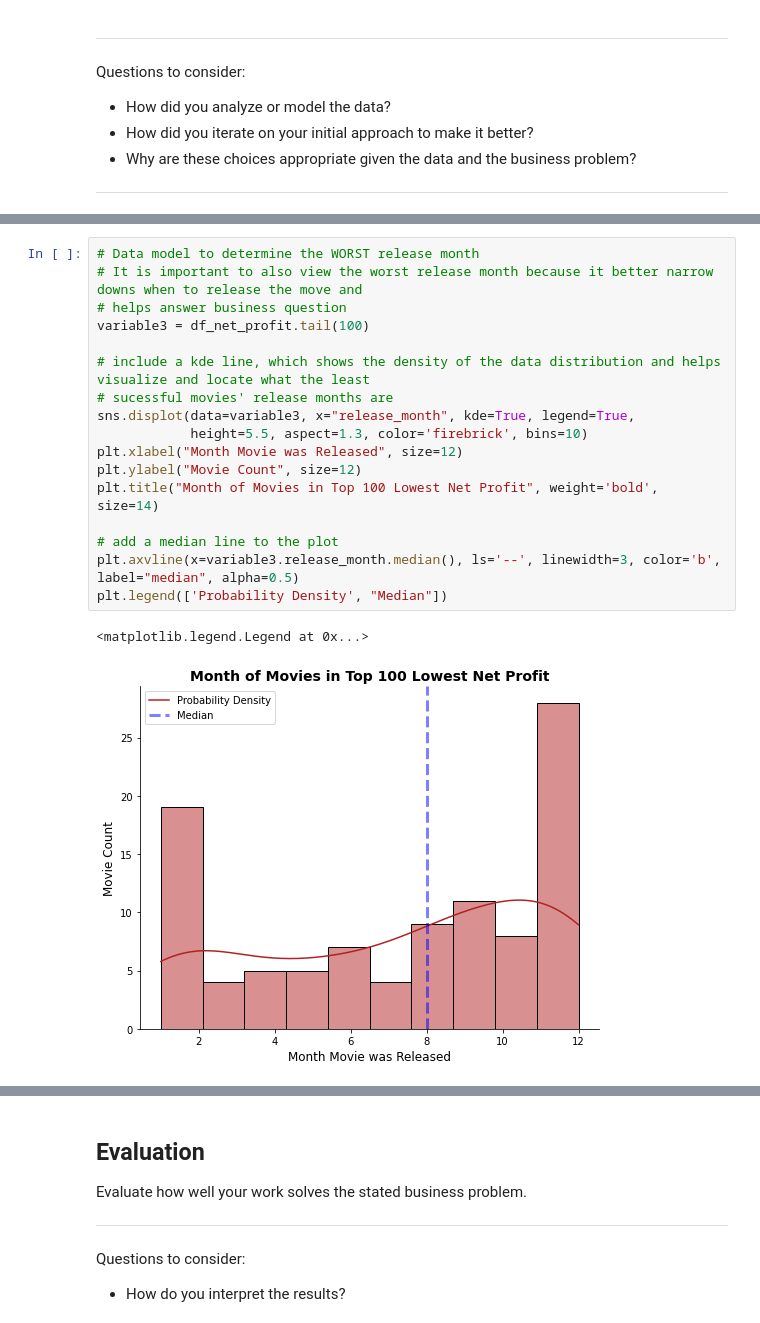
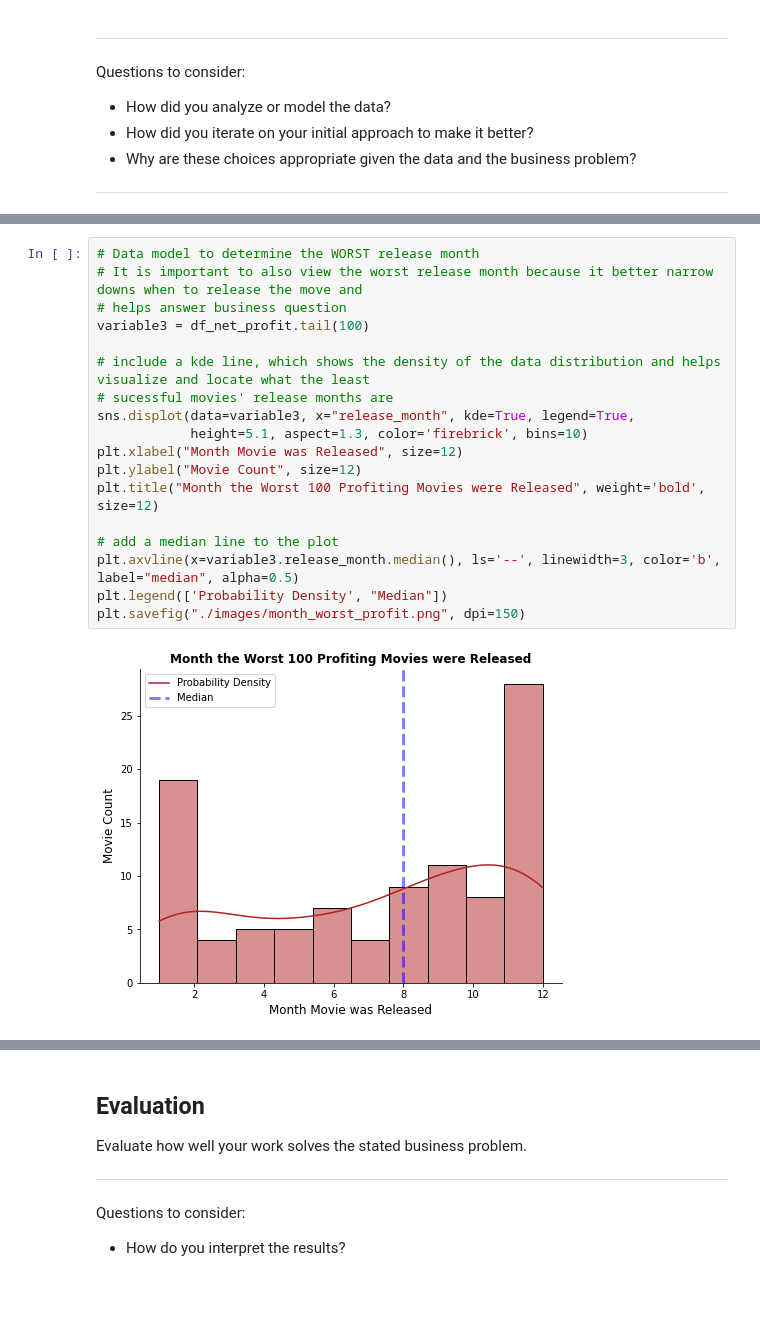
Before and after one commit to rachelfein/project, a Jupyter notebook: dsc-phase1-project-template.ipynb, the cells around one changed output, grey strips where cells are left out. Drawn from its saved outputs; the diff is of its cells as text; blank space fills up the shorter version.

```diff
--- a/dsc-phase1-project-template.ipynb
+++ b/dsc-phase1-project-template.ipynb
@@ -439,23 +494,23 @@ plt.legend(['Probability Density', "Median"])
 # %%
 # Data model to determine the WORST release month
 # It is important to also view the worst release month because it better narrow downs when to release the move and
 # helps answer business question
 variable3 = df_net_profit.tail(100)
 
 # include a kde line, which shows the density of the data distribution and helps visualize and locate what the least
 # sucessful movies' release months are
 sns.displot(data=variable3, x="release_month", kde=True, legend=True,
-            height=5.5, aspect=1.3, color='firebrick', bins=10)
+            height=5.1, aspect=1.3, color='firebrick', bins=10)
 plt.xlabel("Month Movie was Released", size=12)
 plt.ylabel("Movie Count", size=12)
-plt.title("Month of Movies in Top 100 Lowest Net Profit", weight='bold', size=14)
+plt.title("Month the Worst 100 Profiting Movies were Released", weight='bold', size=12)
 
 # add a median line to the plot
 plt.axvline(x=variable3.release_month.median(), ls='--', linewidth=3, color='b', label="median", alpha=0.5)
 plt.legend(['Probability Density', "Median"])
+plt.savefig("./images/month_worst_profit.png", dpi=150)
 # %% [output]
-<matplotlib.legend.Legend at 0x...>
-[figure, old version]
+[figure, new version]
 # %%
 # Data model to determine the budget is for the most sucessful movies
 # I chose to use a regplot because it can help predict the profit based on budget
```
Also changed, not shown: parts of 16 cells of this notebook, 3 other files.
